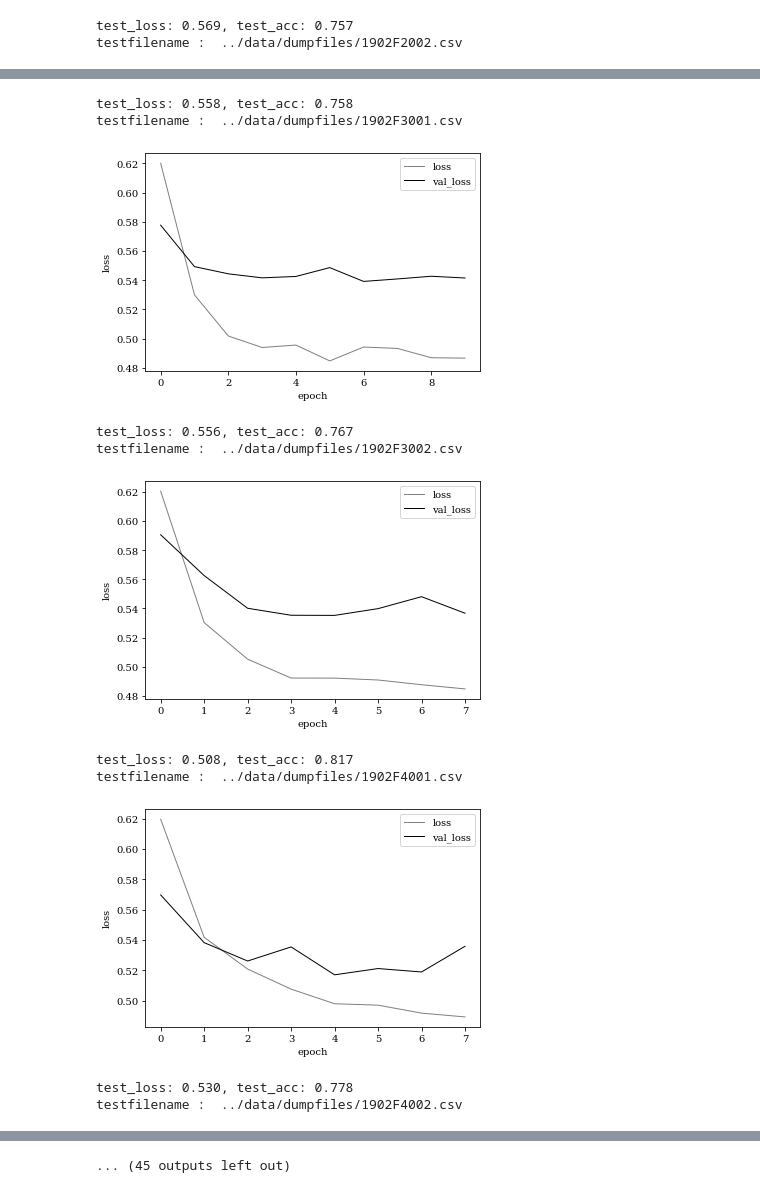
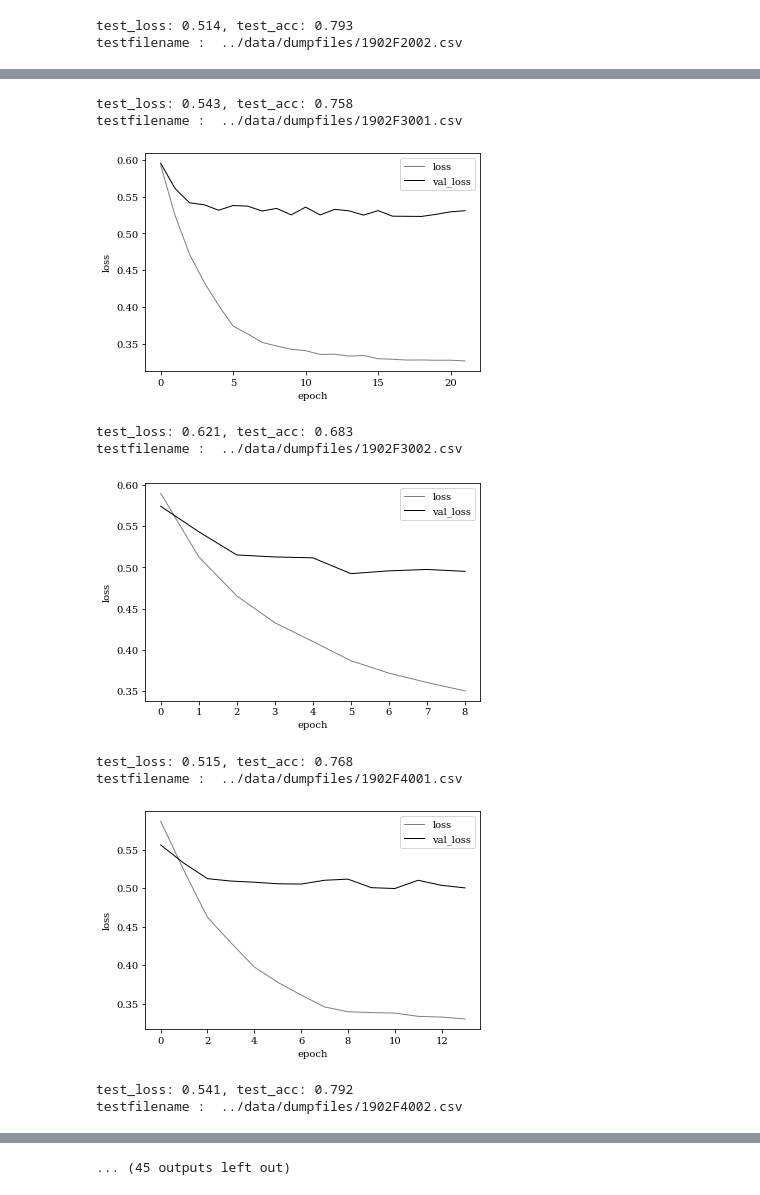
Before and after one commit to ryo3568/Hazumi1902, a Jupyter notebook: step3/LSTM.ipynb, the cells around one changed output, grey strips where cells are left out. Saved outputs shown, nothing was run; the diff lists cells and outputs as text; code cells hidden in the pictures.

```diff
--- a/step3/LSTM.ipynb
+++ b/step3/LSTM.ipynb
@@ -30,20 +29,16 @@ device = torch.device('cuda' if torch.cuda.is_available() else 'cpu')
 class LSTM(nn.Module):
     def __init__(self, hidden_dim):
         super().__init__()
-        self.l1 = nn.LSTM(1463, hidden_dim, batch_first=True)
-        self.l2 = nn.LSTM(hidden_dim, hidden_dim, batch_first=True)
-        self.l3 = nn.Linear(hidden_dim, 2)
+        self.l1 = nn.LSTM(1463, hidden_dim, num_layers=2, batch_first=True, dropout=0.5)
+        self.l2 = nn.Linear(hidden_dim, 2)
 
-        nn.init.xavier_normal_(self.l1.weight_ih_l0)
-        nn.init.orthogonal_(self.l1.weight_hh_l0)
-        nn.init.xavier_normal_(self.l2.weight_ih_l0)
-        nn.init.orthogonal_(self.l2.weight_hh_l0)
-        nn.init.xavier_normal_(self.l3.weight)
+        # nn.init.xavier_normal_(self.l1.weight_ih_l0)
+        # nn.init.orthogonal_(self.l1.weight_hh_l0)
+        # nn.init.xavier_normal_(self.l2.weight)
 
     def forward(self, x):
         h, _ = self.l1(x)
-        h, _ = self.l2(h)
-        h = self.l3(h) # 入力hでいいのか
+        h = self.l2(h) # 入力hでいいのか
         y = F.softmax(h, dim=2)
         return y.squeeze()
 # %%
@@ -65,8 +60,7 @@ for testfile in hazumi.files:
     x_train, x_test, t_train, t_test = hazumi.load_data(testfile=testfile)
     x_train, x_val, t_train, t_val = train_test_split(x_train, t_train, test_size=0.2)
 
-    #標準化
-    # maxlen = 50
+    #padding
     x_train = pad_sequences(x_train,padding='pre')
     x_val = pad_sequences(x_val,padding='pre')
     x_test = pad_sequences(x_test,padding='pre')
@@ -74,6 +68,14 @@ for testfile in hazumi.files:
     t_train = pad_sequences(t_train, padding='pre')
     t_val = pad_sequences(t_val, padding='pre')
     t_test = pad_sequences(t_test, padding='pre')
+
+    #標準化
+    scaler = Standardize()
+    scaler.fit(x_train)
+
+    x_train = scaler.transform(x_train)
+    x_val = scaler.transform(x_val)
+    x_test = scaler.transform(x_test)
 
 
     '''
@@ -194,2 +196,2 @@ testfilename :  ../data/dumpfiles/1902F2001.csv
-test_loss: 0.569, test_acc: 0.757
+test_loss: 0.514, test_acc: 0.793
 testfilename :  ../data/dumpfiles/1902F2002.csv
@@ -197,11 +199,11 @@ testfilename :  ../data/dumpfiles/1902F2002.csv
-test_loss: 0.558, test_acc: 0.758
+test_loss: 0.543, test_acc: 0.758
 testfilename :  ../data/dumpfiles/1902F3001.csv
-[figure, old version]
+[figure, new version]
-test_loss: 0.556, test_acc: 0.767
+test_loss: 0.621, test_acc: 0.683
 testfilename :  ../data/dumpfiles/1902F3002.csv
-[figure, old version]
+[figure, new version]
-test_loss: 0.508, test_acc: 0.817
+test_loss: 0.515, test_acc: 0.768
 testfilename :  ../data/dumpfiles/1902F4001.csv
-[figure, old version]
+[figure, new version]
-test_loss: 0.530, test_acc: 0.778
+test_loss: 0.541, test_acc: 0.792
 testfilename :  ../data/dumpfiles/1902F4002.csv
```
Also changed, not shown: parts of 5 cells of this notebook, 7 other files.
